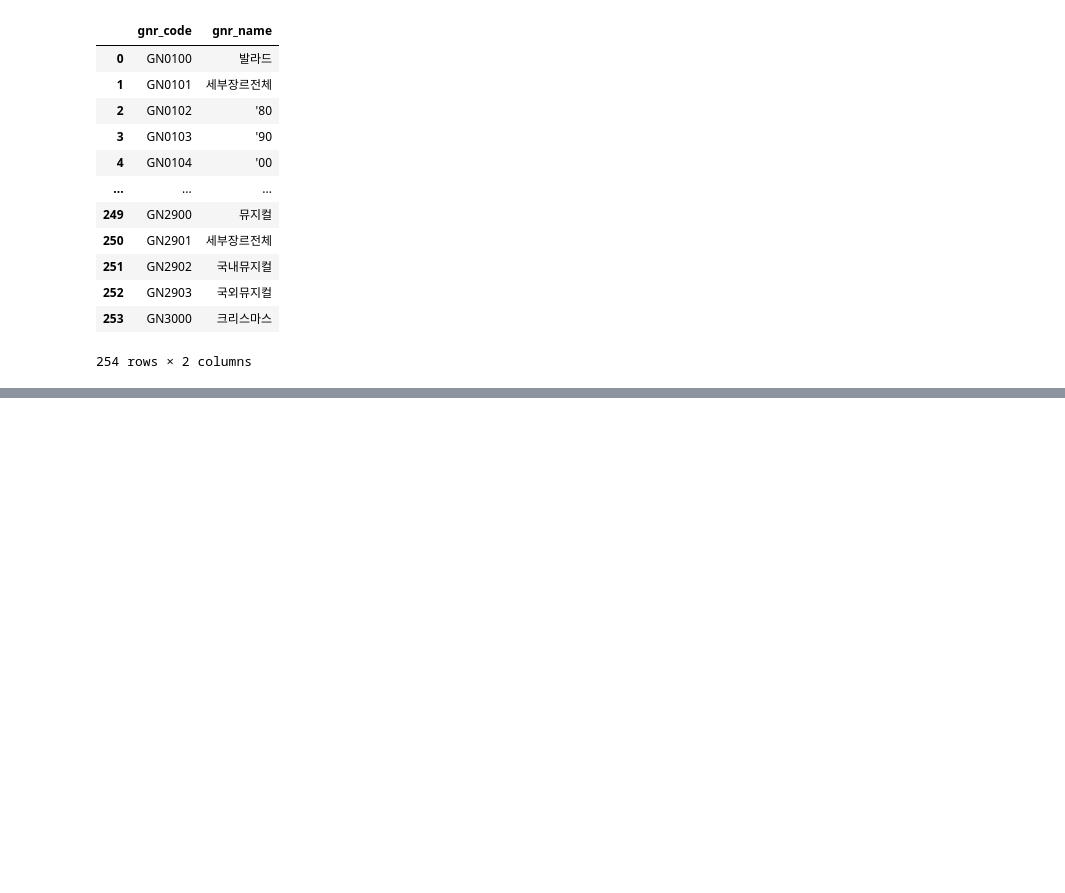
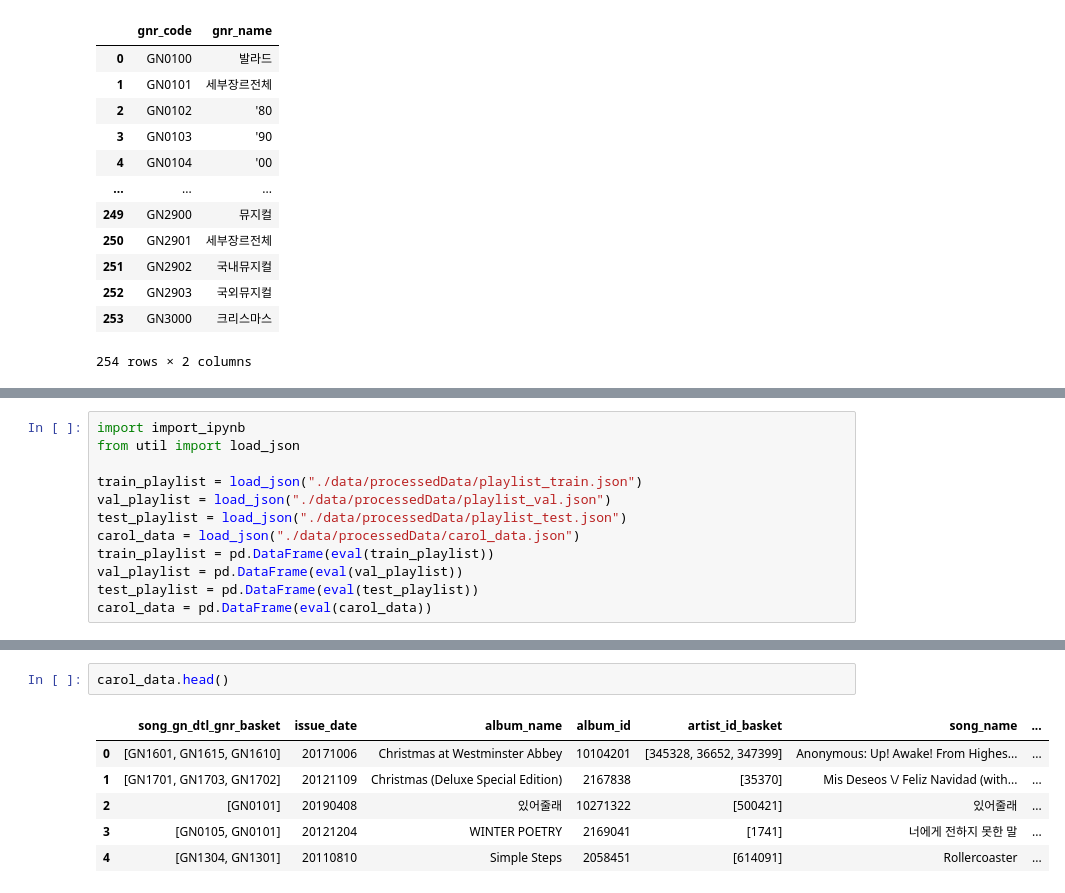
Before and after one commit to kye8524/MLTeamProject, a Jupyter notebook: load_data.ipynb, the cells around one changed output, grey strips where cells are left out. Cells and saved outputs as stored; diff of their text form; blank space fills up the shorter version.

Commit message:
split train, val, test set

```diff
--- a/load_data.ipynb
+++ b/load_data.ipynb
@@ -114,0 +118,12 @@ genre_gn_all
+# %%
+import import_ipynb
+from util import load_json
+
+train_playlist = load_json("./data/processedData/playlist_train.json")
+val_playlist = load_json("./data/processedData/playlist_val.json")
+test_playlist = load_json("./data/processedData/playlist_test.json")
+carol_data = load_json("./data/processedData/carol_data.json")
+train_playlist = pd.DataFrame(eval(train_playlist))
+val_playlist = pd.DataFrame(eval(val_playlist))
+test_playlist = pd.DataFrame(eval(test_playlist))
+carol_data = pd.DataFrame(eval(carol_data))
@@ -114,0 +141,9 @@ genre_gn_all
+# %%
+carol_data.head()
+# %% [output]
+|  | song_gn_dtl_gnr_basket | issue_date | album_name | album_id | artist_id_basket | song_name | ... |
+| 0 | [GN1601, GN1615, GN1610] | 20171006 | Christmas at Westminster Abbey | 10104201 | [345328, 36652, 347399] | Anonymous: Up! Awake! From Highes... | ... |
+| 1 | [GN1701, GN1703, GN1702] | 20121109 | Christmas (Deluxe Special Edition) | 2167838 | [35370] | Mis Deseos \/ Feliz Navidad (with... | ... |
+| 2 | [GN0101] | 20190408 | 있어줄래 | 10271322 | [500421] | 있어줄래 | ... |
+| 3 | [GN0105, GN0101] | 20121204 | WINTER POETRY | 2169041 | [1741] | 너에게 전하지 못한 말 | ... |
+| 4 | [GN1304, GN1301] | 20110810 | Simple Steps | 2058451 | [614091] | Rollercoaster | ... |
```
Also changed, not shown: parts of 4 cells of this notebook, 2 other files.
